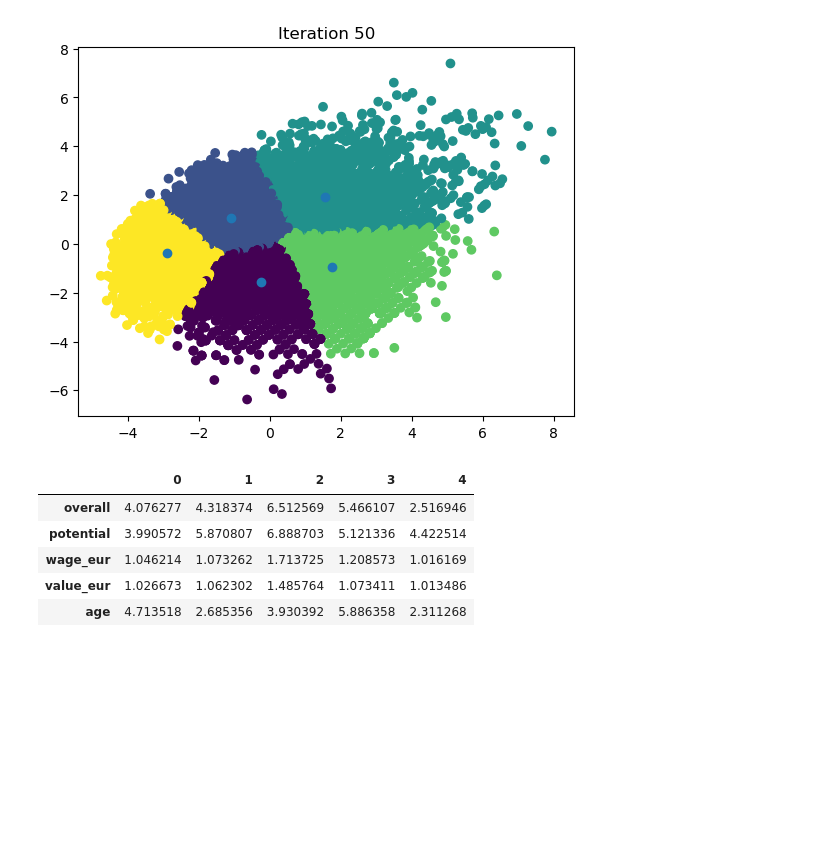
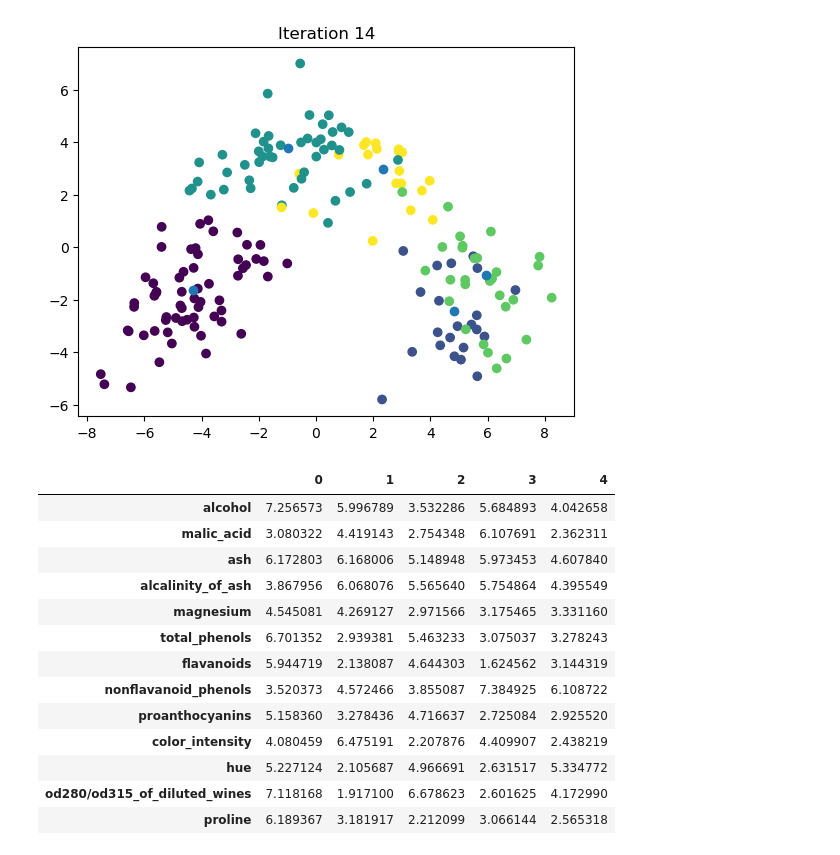
Before and after one commit to DimosPlavos/MachineLearningCustomAlgorithms, a Jupyter notebook: Kmeans.ipynb, the cells around one changed output. Saved outputs shown, nothing was run; the diff lists cells and outputs as text; code cells hidden in the pictures; blank space fills up the shorter version.

```diff
--- a/Kmeans.ipynb
+++ b/Kmeans.ipynb
@@ -5,6 +5,7 @@ from sklearn.decomposition import PCA
 import matplotlib.pyplot as plt
 from IPython.display import clear_output
 import random
+from sklearn.datasets import load_iris, load_wine
 
 class KMeans:
     def __init__(self, k=5, max_iterations=100):
@@ -46,45 +47,59 @@ class KMeans:
 
     def plot_clusters(self, data, iteration):
         pca = PCA(n_components=2)
         data_2d = pca.fit_transform(data)
         centroids_2d = pca.transform(self.centroids.T)
         clear_output(wait=True)
         plt.title(f'Iteration {iteration}')
         plt.scatter(x=data_2d[:, 0], y=data_2d[:, 1], c=self.labels)
         plt.scatter(x=centroids_2d[:, 0], y=centroids_2d[:, 1])
         plt.show()
 
 
-# Example usage:
-players = pd.read_csv("players_22.csv")
+# Load the Iris dataset
+# iris = load_iris()
+# data = pd.DataFrame(data=iris.data, columns=iris.feature_names)
 
-features = ["overall", "potential", "wage_eur", "value_eur", "age"]
-players = players.dropna(subset=features)
-data = players[features].copy()
+# # Select relevant features for clustering
+# features = ["sepal length (cm)", "sepal width (cm)", "petal length (cm)", "petal width (cm)"]
+# data = data[features]
+
+wine = load_wine()
+data = pd.DataFrame(data=wine.data, columns=wine.feature_names)
+# Select relevant features for clustering
+features = data.columns.tolist()
 
 # Min-max scaling # data in the range [0-10]
 data = (data - data.min()) / (data.max() - data.min()) * 9 + 1
 
 # Create KMeans object
 kmeans = KMeans(k=5, max_iterations=100)
 
 # Fit the data
 kmeans.fit(data)
 
 # Get labels for prediction
 labels = kmeans.predict(data)
 
 # Access centroids
 centroids = kmeans.centroids
 centroids
 # %% [output]
-[figure, old version]
+[figure, new version]
 |  | 0 | 1 | 2 | 3 | 4 |
-| overall | 4.076277 | 4.318374 | 6.512569 | 5.466107 | 2.516946 |
-| potential | 3.990572 | 5.870807 | 6.888703 | 5.121336 | 4.422514 |
-| wage_eur | 1.046214 | 1.073262 | 1.713725 | 1.208573 | 1.016169 |
-| value_eur | 1.026673 | 1.062302 | 1.485764 | 1.073411 | 1.013486 |
-| age | 4.713518 | 2.685356 | 3.930392 | 5.886358 | 2.311268 |
+| alcohol | 7.256573 | 5.996789 | 3.532286 | 5.684893 | 4.042658 |
+| malic_acid | 3.080322 | 4.419143 | 2.754348 | 6.107691 | 2.362311 |
+| ash | 6.172803 | 6.168006 | 5.148948 | 5.973453 | 4.607840 |
+| alcalinity_of_ash | 3.867956 | 6.068076 | 5.565640 | 5.754864 | 4.395549 |
+| magnesium | 4.545081 | 4.269127 | 2.971566 | 3.175465 | 3.331160 |
+| total_phenols | 6.701352 | 2.939381 | 5.463233 | 3.075037 | 3.278243 |
+| flavanoids | 5.944719 | 2.138087 | 4.644303 | 1.624562 | 3.144319 |
+| nonflavanoid_phenols | 3.520373 | 4.572466 | 3.855087 | 7.384925 | 6.108722 |
+| proanthocyanins | 5.158360 | 3.278436 | 4.716637 | 2.725084 | 2.925520 |
+| color_intensity | 4.080459 | 6.475191 | 2.207876 | 4.409907 | 2.438219 |
+| hue | 5.227124 | 2.105687 | 4.966691 | 2.631517 | 5.334772 |
+| od280/od315_of_diluted_wines | 7.118168 | 1.917100 | 6.678623 | 2.601625 | 4.172990 |
+| proline | 6.189367 | 3.181917 | 2.212099 | 3.066144 | 2.565318 |
 # %%
 from sklearn.cluster import KMeans
 kmeans = KMeans(5)
```
Also changed, not shown: parts of 1 cell of this notebook.
